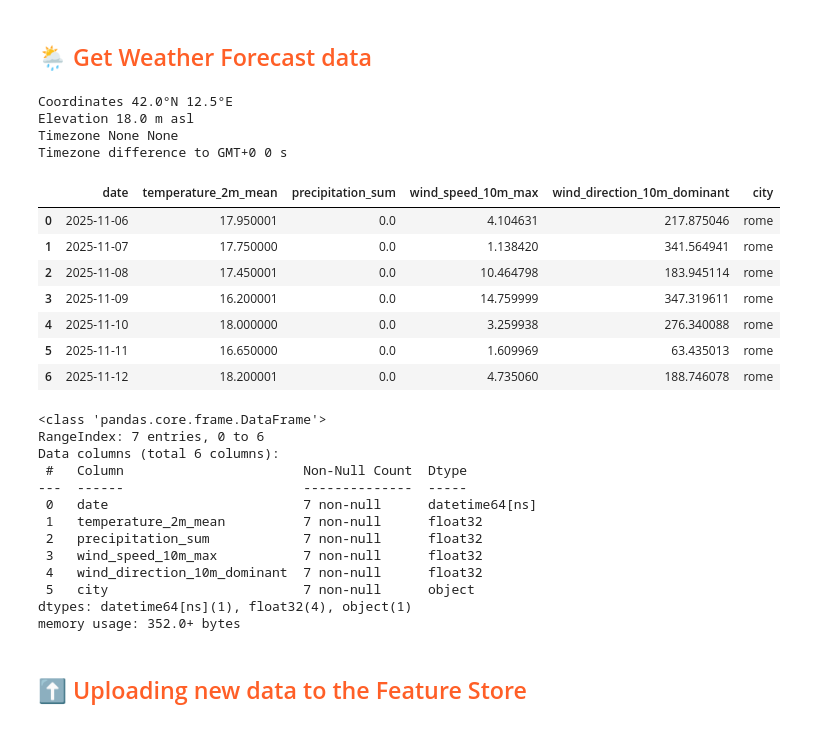
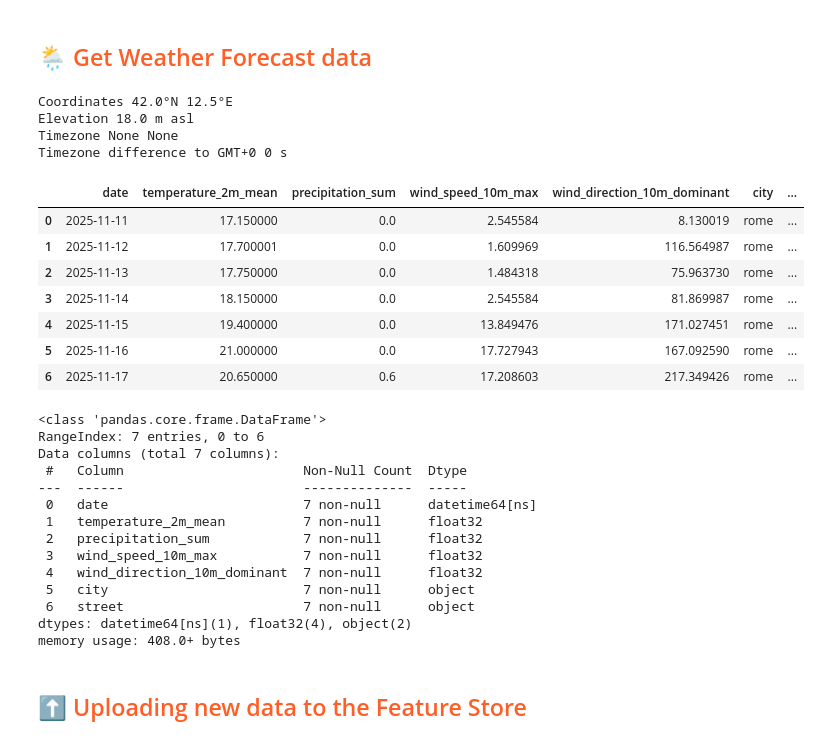
Before and after one commit to klari26/mlfs-book, a Jupyter notebook: notebooks/airquality/2_air_quality_feature_pipeline.ipynb, the cells around one changed output. Drawn from its saved outputs; the diff is of its cells as text; code cells hidden in the pictures.

```diff
--- a/notebooks/airquality/2_air_quality_feature_pipeline.ipynb
+++ b/notebooks/airquality/2_air_quality_feature_pipeline.ipynb
@@ -149,34 +153,35 @@ memory usage: 172.0+ bytes
 # %%
 hourly_df = util.get_hourly_weather_forecast(city, latitude, longitude)
 hourly_df = hourly_df.set_index('date')
 
 # We will only make 1 daily prediction, so we will replace the hourly forecasts with a single daily forecast
 # We only want the daily weather data, so only get weather at 12:00
 daily_df = hourly_df.between_time('11:59', '12:01')
 daily_df = daily_df.reset_index()
 daily_df['date'] = pd.to_datetime(daily_df['date']).dt.date
 daily_df['date'] = pd.to_datetime(daily_df['date'])
 daily_df['city'] = city
+daily_df['street'] = street
 daily_df
 # %% [output]
 Coordinates 42.0°N 12.5°E
 Elevation 18.0 m asl
 Timezone None None
 Timezone difference to GMT+0 0 s
-|  | date | temperature_2m_mean | precipitation_sum | wind_speed_10m_max | wind_direction_10m_dominant | city |
-| 0 | 2025-11-06 | 17.950001 | 0.0 | 4.104631 | 217.875046 | rome |
-| 1 | 2025-11-07 | 17.750000 | 0.0 | 1.138420 | 341.564941 | rome |
-| 2 | 2025-11-08 | 17.450001 | 0.0 | 10.464798 | 183.945114 | rome |
-| 3 | 2025-11-09 | 16.200001 | 0.0 | 14.759999 | 347.319611 | rome |
-| 4 | 2025-11-10 | 18.000000 | 0.0 | 3.259938 | 276.340088 | rome |
-| 5 | 2025-11-11 | 16.650000 | 0.0 | 1.609969 | 63.435013 | rome |
-| 6 | 2025-11-12 | 18.200001 | 0.0 | 4.735060 | 188.746078 | rome |
+|  | date | temperature_2m_mean | precipitation_sum | wind_speed_10m_max | wind_direction_10m_dominant | city | ... |
+| 0 | 2025-11-11 | 17.150000 | 0.0 | 2.545584 | 8.130019 | rome | ... |
+| 1 | 2025-11-12 | 17.700001 | 0.0 | 1.609969 | 116.564987 | rome | ... |
+| 2 | 2025-11-13 | 17.750000 | 0.0 | 1.484318 | 75.963730 | rome | ... |
+| 3 | 2025-11-14 | 18.150000 | 0.0 | 2.545584 | 81.869987 | rome | ... |
+| 4 | 2025-11-15 | 19.400000 | 0.0 | 13.849476 | 171.027451 | rome | ... |
+| 5 | 2025-11-16 | 21.000000 | 0.0 | 17.727943 | 167.092590 | rome | ... |
+| 6 | 2025-11-17 | 20.650000 | 0.6 | 17.208603 | 217.349426 | rome | ... |
 # %%
 daily_df.info()
 # %% [output]
 <class 'pandas.core.frame.DataFrame'>
 RangeIndex: 7 entries, 0 to 6
-Data columns (total 6 columns):
+Data columns (total 7 columns):
  #   Column                       Non-Null Count  Dtype
 ---  ------                       --------------  -----
  0   date                         7 non-null      datetime64[ns]
@@ -185,8 +190,9 @@ Data columns (total 6 columns):
  3   wind_speed_10m_max           7 non-null      float32
  4   wind_direction_10m_dominant  7 non-null      float32
  5   city                         7 non-null      object
-dtypes: datetime64[ns](1), float32(4), object(1)
-memory usage: 352.0+ bytes
+ 6   street                       7 non-null      object
+dtypes: datetime64[ns](1), float32(4), object(2)
+memory usage: 408.0+ bytes
 # %% [markdown]
 ## <span style="color:#ff5f27;">⬆️ Uploading new data to the Feature Store</span>
 # %%
```
Also changed, not shown: parts of 6 cells of this notebook, 10 other files.
